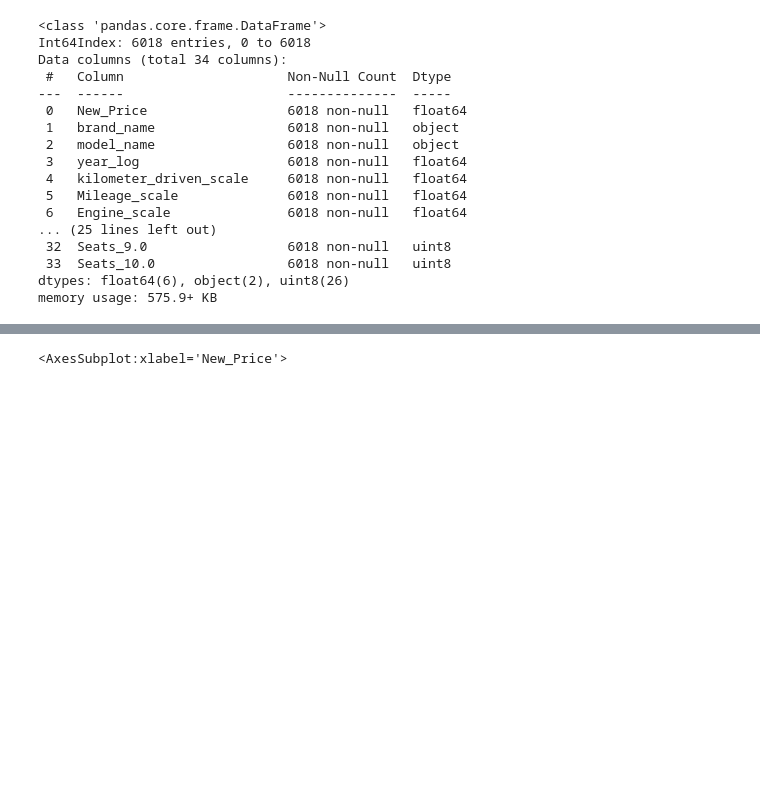
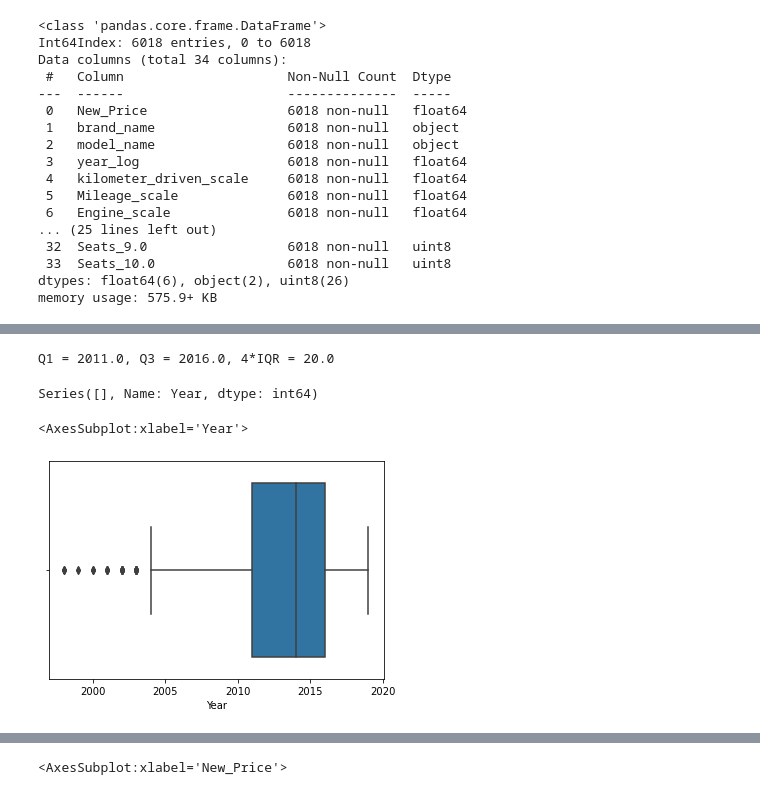
Before and after one commit to kwajpaige/UTAGL_SupervisedLearningLinear, a Jupyter notebook: PaigeSingleton_SupervisedLearningRegression_June2022.ipynb, the cells around one changed output, grey strips where cells are left out. Cells and saved outputs as stored; diff of their text form; code cells hidden in the pictures; blank space fills up the shorter version.

Commit message:
completed data preprocessing

```diff
--- a/PaigeSingleton_SupervisedLearningRegression_June2022.ipynb
+++ b/PaigeSingleton_SupervisedLearningRegression_June2022.ipynb
@@ -759,0 +774,3 @@ cars2[cars2['Seats'].isnull()]
+# %%
+cars2['Seats']=cars2['Seats'].replace(0.0,cars['Seats'].median())
+cars2['Seats'].value_counts()
@@ -988,0 +1018,14 @@ memory usage: 575.9+ KB
+# %%
+quartiles = np.quantile(cars2['Year'][cars2['Year'].notnull()], [.25, .75])
+year_4iqr = 4 * (quartiles[1] - quartiles[0])
+print(f'Q1 = {quartiles[0]}, Q3 = {quartiles[1]}, 4*IQR = {year_4iqr}')
+outlier_powers = cars2.loc[np.abs(cars2['Year'] - cars2['Year'].median()) > year_4iqr, 'Year']
+outlier_powers
+# %% [output]
+Q1 = 2011.0, Q3 = 2016.0, 4*IQR = 20.0
+Series([], Name: Year, dtype: int64)
+# %%
+sns.boxplot(data=cars2, x='Year')
+# %% [output]
+<AxesSubplot:xlabel='Year'>
+[figure, added]
```
Also changed, not shown: parts of 29 cells of this notebook.
